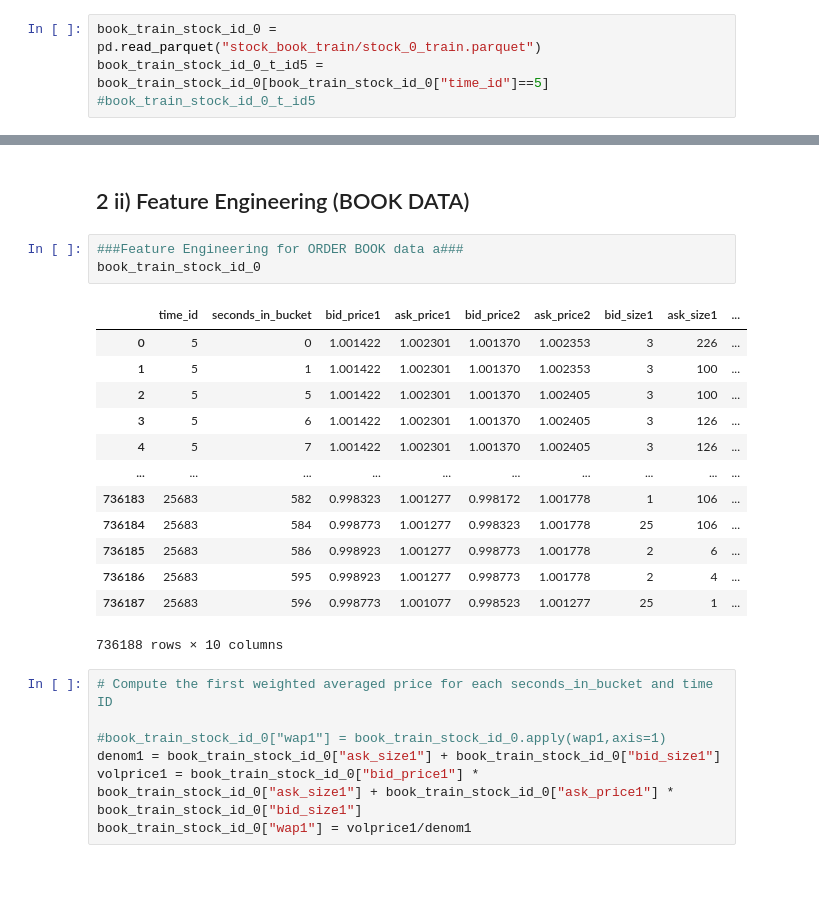
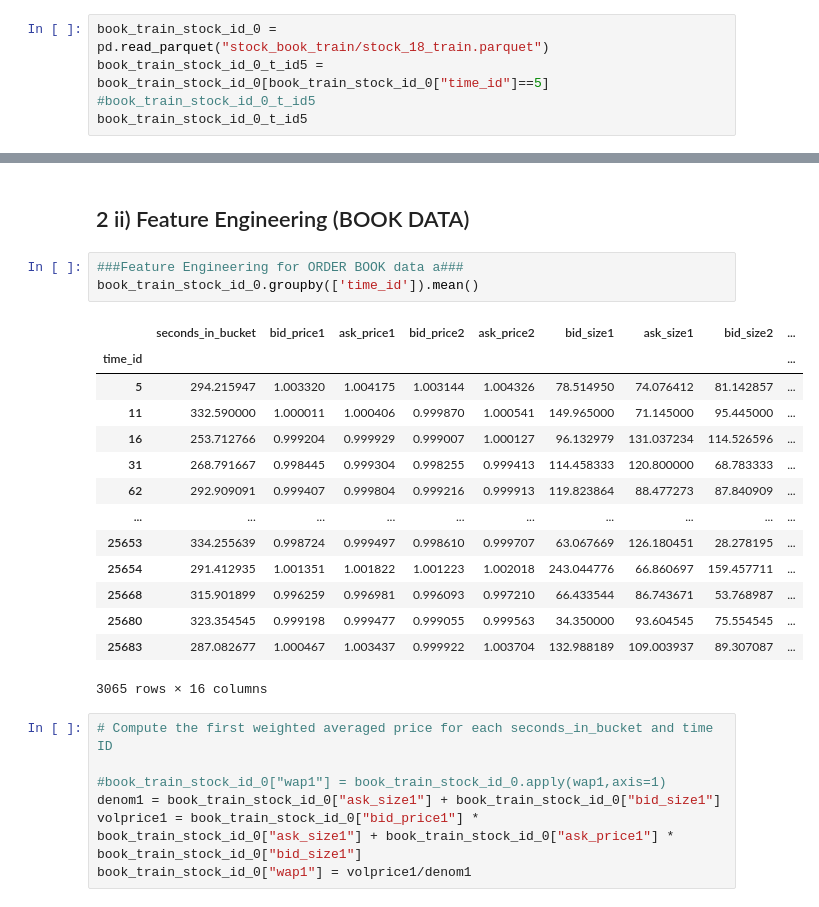
Before and after one commit to gilessssss/9417optivized, a Jupyter notebook: exploration.ipynb, the cells around one changed output, grey strips where cells are left out. Saved outputs shown, nothing was run; the diff lists cells and outputs as text; blank space fills up the shorter version.

```diff
--- a/exploration.ipynb
+++ b/exploration.ipynb
@@ -85,6 +85,7 @@ train
 | 428166 | 126 | 25683 | 0.009547 |
 343256 rows × 3 columns
 # %%
-book_train_stock_id_0 = pd.read_parquet("stock_book_train/stock_0_train.parquet")
+book_train_stock_id_0 = pd.read_parquet("stock_book_train/stock_18_train.parquet")
 book_train_stock_id_0_t_id5 = book_train_stock_id_0[book_train_stock_id_0["time_id"]==5]
 #book_train_stock_id_0_t_id5
+book_train_stock_id_0_t_id5
@@ -166,21 +206,22 @@ rel_total_percent_range_stock_id_0_time_id_5
 ## 2 ii) Feature Engineering (BOOK DATA)
 # %%
 ###Feature Engineering for ORDER BOOK data a###
-book_train_stock_id_0
+book_train_stock_id_0.groupby(['time_id']).mean()
 # %% [output]
-|  | time_id | seconds_in_bucket | bid_price1 | ask_price1 | bid_price2 | ask_price2 | bid_size1 | ask_size1 | ... |
-| 0 | 5 | 0 | 1.001422 | 1.002301 | 1.001370 | 1.002353 | 3 | 226 | ... |
-| 1 | 5 | 1 | 1.001422 | 1.002301 | 1.001370 | 1.002353 | 3 | 100 | ... |
-| 2 | 5 | 5 | 1.001422 | 1.002301 | 1.001370 | 1.002405 | 3 | 100 | ... |
-| 3 | 5 | 6 | 1.001422 | 1.002301 | 1.001370 | 1.002405 | 3 | 126 | ... |
-| 4 | 5 | 7 | 1.001422 | 1.002301 | 1.001370 | 1.002405 | 3 | 126 | ... |
+|  | seconds_in_bucket | bid_price1 | ask_price1 | bid_price2 | ask_price2 | bid_size1 | ask_size1 | bid_size2 | ... |
+| time_id |  |  |  |  |  |  |  |  | ... |
+| 5 | 294.215947 | 1.003320 | 1.004175 | 1.003144 | 1.004326 | 78.514950 | 74.076412 | 81.142857 | ... |
+| 11 | 332.590000 | 1.000011 | 1.000406 | 0.999870 | 1.000541 | 149.965000 | 71.145000 | 95.445000 | ... |
+| 16 | 253.712766 | 0.999204 | 0.999929 | 0.999007 | 1.000127 | 96.132979 | 131.037234 | 114.526596 | ... |
+| 31 | 268.791667 | 0.998445 | 0.999304 | 0.998255 | 0.999413 | 114.458333 | 120.800000 | 68.783333 | ... |
+| 62 | 292.909091 | 0.999407 | 0.999804 | 0.999216 | 0.999913 | 119.823864 | 88.477273 | 87.840909 | ... |
 | ... | ... | ... | ... | ... | ... | ... | ... | ... | ... |
-| 736183 | 25683 | 582 | 0.998323 | 1.001277 | 0.998172 | 1.001778 | 1 | 106 | ... |
-| 736184 | 25683 | 584 | 0.998773 | 1.001277 | 0.998323 | 1.001778 | 25 | 106 | ... |
-| 736185 | 25683 | 586 | 0.998923 | 1.001277 | 0.998773 | 1.001778 | 2 | 6 | ... |
-| 736186 | 25683 | 595 | 0.998923 | 1.001277 | 0.998773 | 1.001778 | 2 | 4 | ... |
-| 736187 | 25683 | 596 | 0.998773 | 1.001077 | 0.998523 | 1.001277 | 25 | 1 | ... |
+| 25653 | 334.255639 | 0.998724 | 0.999497 | 0.998610 | 0.999707 | 63.067669 | 126.180451 | 28.278195 | ... |
+| 25654 | 291.412935 | 1.001351 | 1.001822 | 1.001223 | 1.002018 | 243.044776 | 66.860697 | 159.457711 | ... |
+| 25668 | 315.901899 | 0.996259 | 0.996981 | 0.996093 | 0.997210 | 66.433544 | 86.743671 | 53.768987 | ... |
+| 25680 | 323.354545 | 0.999198 | 0.999477 | 0.999055 | 0.999563 | 34.350000 | 93.604545 | 75.554545 | ... |
+| 25683 | 287.082677 | 1.000467 | 1.003437 | 0.999922 | 1.003704 | 132.988189 | 109.003937 | 89.307087 | ... |
-736188 rows × 10 columns
+3065 rows × 16 columns
 # %%
 # Compute the first weighted averaged price for each seconds_in_bucket and time ID
 
```
Also changed, not shown: parts of 35 cells of this notebook, 1 other file.
